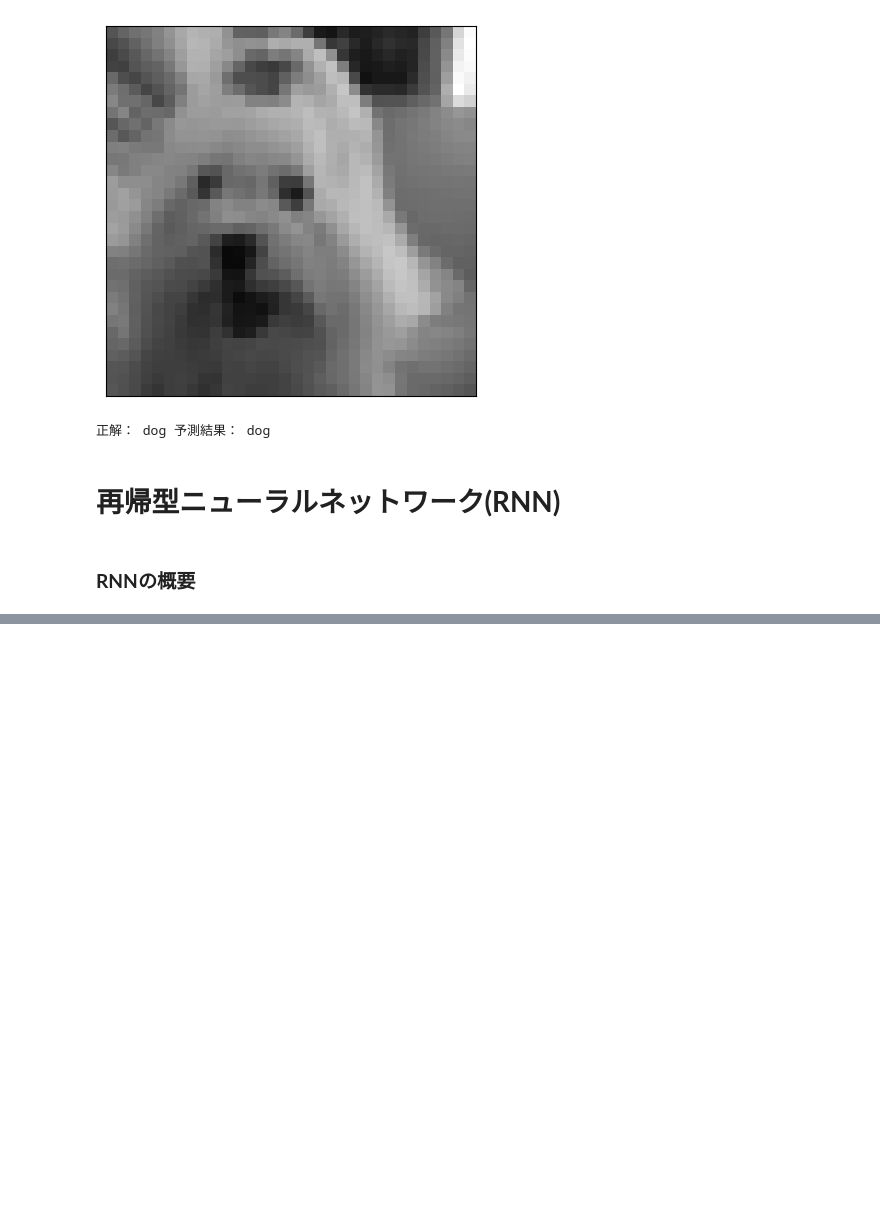
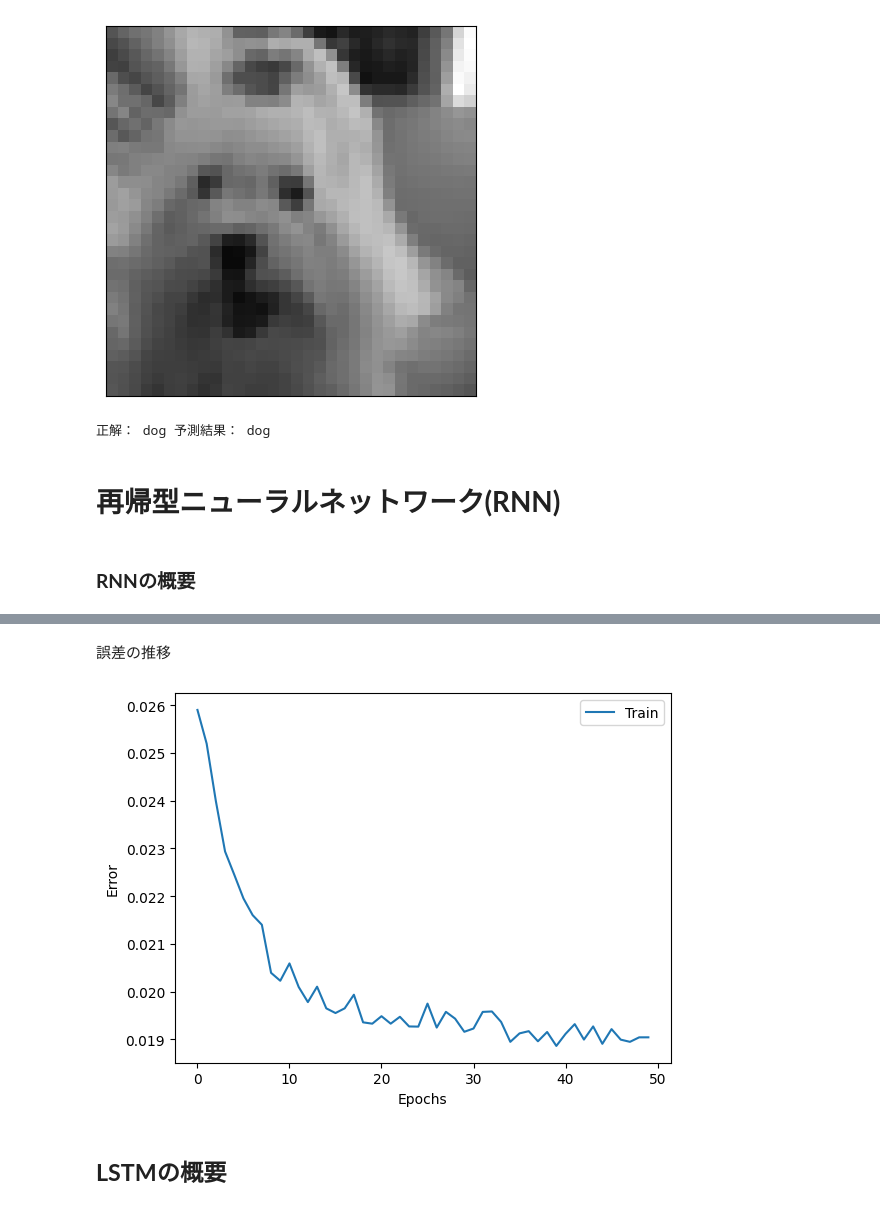
Before and after one commit to sakamototaisei/python_colab, a Jupyter notebook: PyTorchで実装するディープラーニング.ipynb, the cells around one changed output, grey strips where cells are left out. Saved outputs shown, nothing was run; the diff lists cells and outputs as text; code cells hidden in the pictures; blank space fills up the shorter version.

```diff
--- a/PyTorchで実装するディープラーニング.ipynb
+++ b/PyTorchで実装するディープラーニング.ipynb
@@ -1153,0 +1225,21 @@ print('正解：', cifar10_classes[labels[0]],
+# %%
+import torch.nn as nn
+import torch.nn.functional as F
+
+class Net(nn.Module):
+    def __init__(self):
+        super().__init__()
+        self.rnn = nn.RNN( # RNN層
+            input_size=1, # 入力サイズ
+            hidden_size=64, # ニューロン数
+            batch_first=True, # 入力を(バッチサイズ、時系列の数、入力の数)にする
+        )
+        self.fc = nn.Linear(64, 1) # 全結合層
+
+    def forward(self, x):
+        y_rnn, h = self.rnn(x, None) # hは次の時刻に渡される値、Noneでその初期値が0に
+        y = self.fc(y_rnn[:, -1, :]) # yは最後の時刻の出力
+        return y
+
+net = Net()
+print(net)
@@ -1153,0 +1314,15 @@ print('正解：', cifar10_classes[labels[0]],
+# %% [markdown]
+誤差の推移
+# %%
+import matplotlib.pyplot as plt
+
+plt.plot(range(len(record_loss_train)), record_loss_train, label='Train')
+plt.legend()
+
+plt.xlabel('Epochs')
+plt.ylabel('Error')
+plt.show()
+# %% [output]
+[figure, added]
+# %% [markdown]
+## **LSTMの概要**
```
Also changed, not shown: parts of 11 cells of this notebook.
